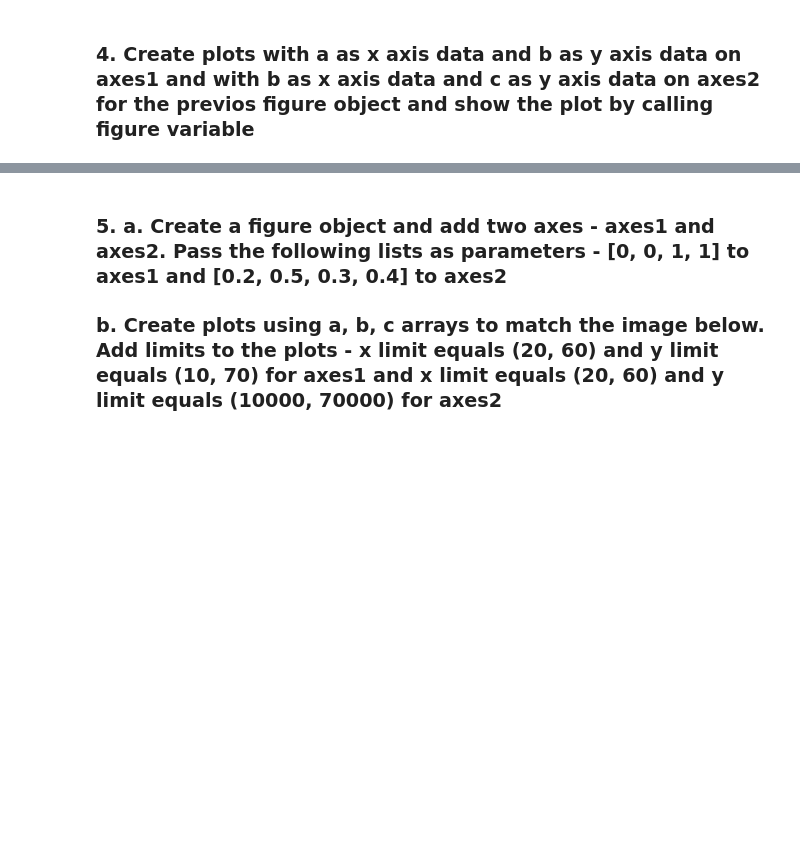
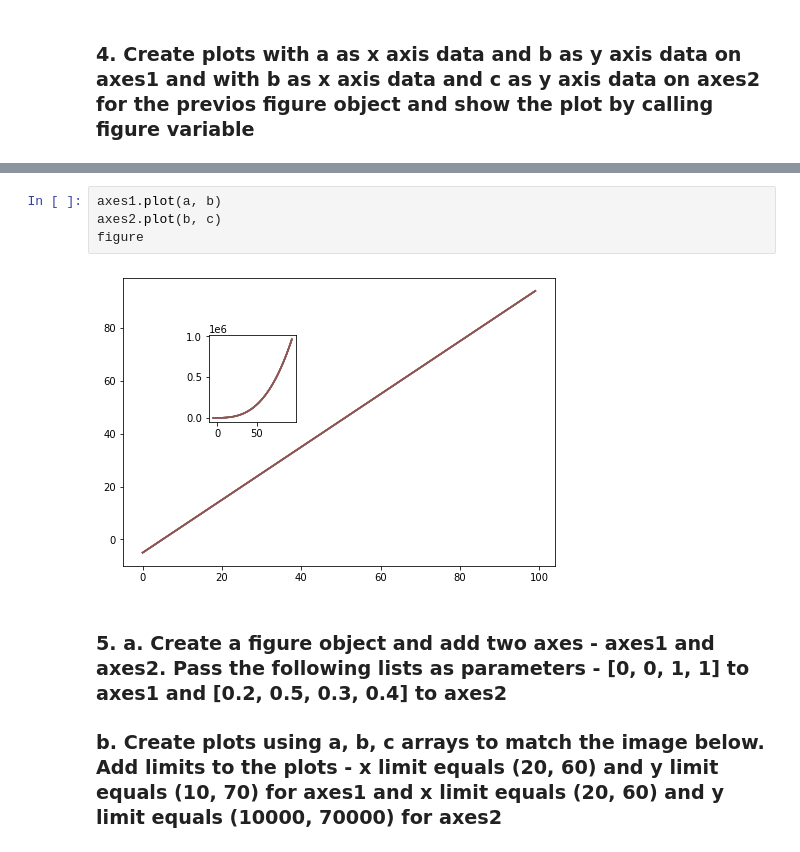
Before and after one commit to Inna-Kosovan/DataScienceBeginning, a Jupyter notebook: Matplotlib/Matplotlib Task.ipynb, the cells around one changed output, grey strips where cells are left out. Cells and saved outputs as stored; diff of their text form; blank space fills up the shorter version.

```diff
--- a/Matplotlib/Matplotlib Task.ipynb
+++ b/Matplotlib/Matplotlib Task.ipynb
@@ -39,3 +40,9 @@ Text(0.5, 1.0, 'title label')
+# %%
+axes1.plot(a, b)
+axes2.plot(b, c)
+figure
+# %% [output]
+[figure, added]
 # %% [markdown]
 ### 5. a. Create a figure object and add two axes - axes1 and axes2. Pass the following lists as parameters - [0, 0, 1, 1] to axes1 and [0.2, 0.5, 0.3, 0.4] to axes2
 ### b. Create plots using a, b, c arrays to match the image below. Add limits to the plots - x limit equals (20, 60) and y limit equals (10, 70) for axes1 and x limit equals (20, 60) and y limit equals (10000, 70000) for axes2
```
Also changed, not shown: parts of 9 cells of this notebook, 1 other file.
